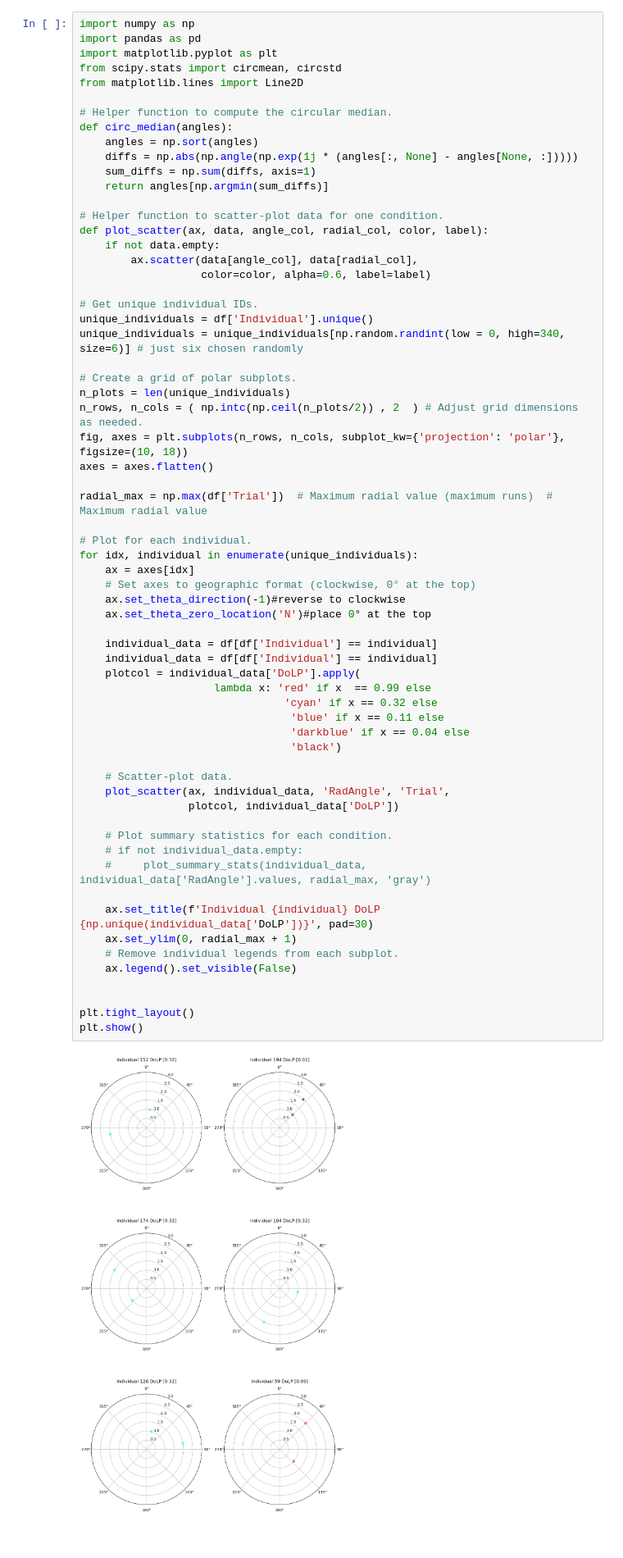
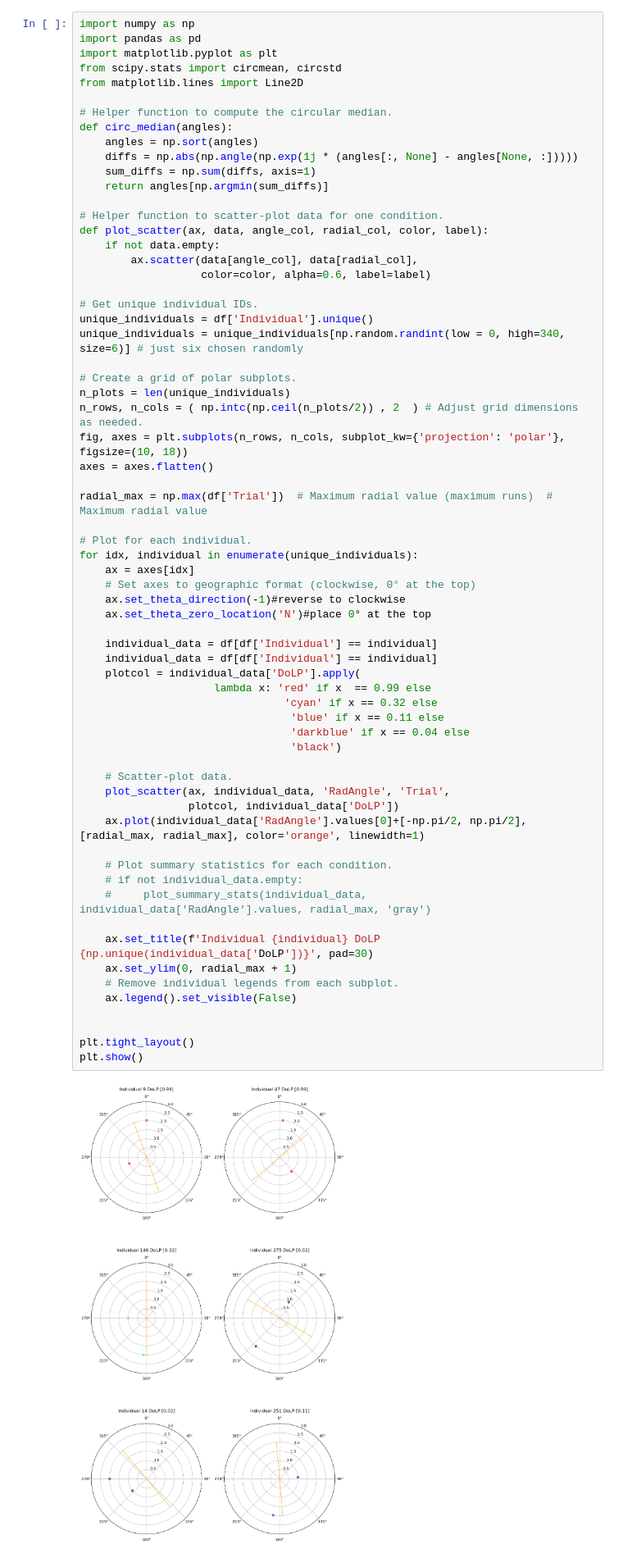
Before and after one commit to jgraving/unwrap, a Jupyter notebook: notebooks/polarization.ipynb, the cells around one changed output. Shown at 82% size. Saved outputs shown, nothing was run; the diff lists cells and outputs as text.

```diff
--- a/notebooks/polarization.ipynb
+++ b/notebooks/polarization.ipynb
@@ -129,34 +129,35 @@ for idx, individual in enumerate(unique_individuals):
     # Set axes to geographic format (clockwise, 0° at the top)
     ax.set_theta_direction(-1)#reverse to clockwise
     ax.set_theta_zero_location('N')#place 0° at the top
 
     individual_data = df[df['Individual'] == individual]
     individual_data = df[df['Individual'] == individual]
     plotcol = individual_data['DoLP'].apply(
                      lambda x: 'red' if x  == 0.99 else
                                 'cyan' if x == 0.32 else
                                  'blue' if x == 0.11 else
                                  'darkblue' if x == 0.04 else
                                  'black')
 
     # Scatter-plot data.
     plot_scatter(ax, individual_data, 'RadAngle', 'Trial',
                  plotcol, individual_data['DoLP'])
+    ax.plot(individual_data['RadAngle'].values[0]+[-np.pi/2, np.pi/2], [radial_max, radial_max], color='orange', linewidth=1)
 
     # Plot summary statistics for each condition.
     # if not individual_data.empty:
     #     plot_summary_stats(individual_data, individual_data['RadAngle'].values, radial_max, 'gray')
 
     ax.set_title(f'Individual {individual} DoLP {np.unique(individual_data['DoLP'])}', pad=30)
     ax.set_ylim(0, radial_max + 1)
     # Remove individual legends from each subplot.
     ax.legend().set_visible(False)
 
 
 plt.tight_layout()
 plt.show()
 # %% [output]
-[figure, old version]
+[figure, new version]
 # %% [markdown]
 # Fit a circular model with individual effects but no interactions
 The model needs to predict a bimodal distribution with changes of 90° between trials
```
Also changed, not shown: parts of 5 cells of this notebook.
